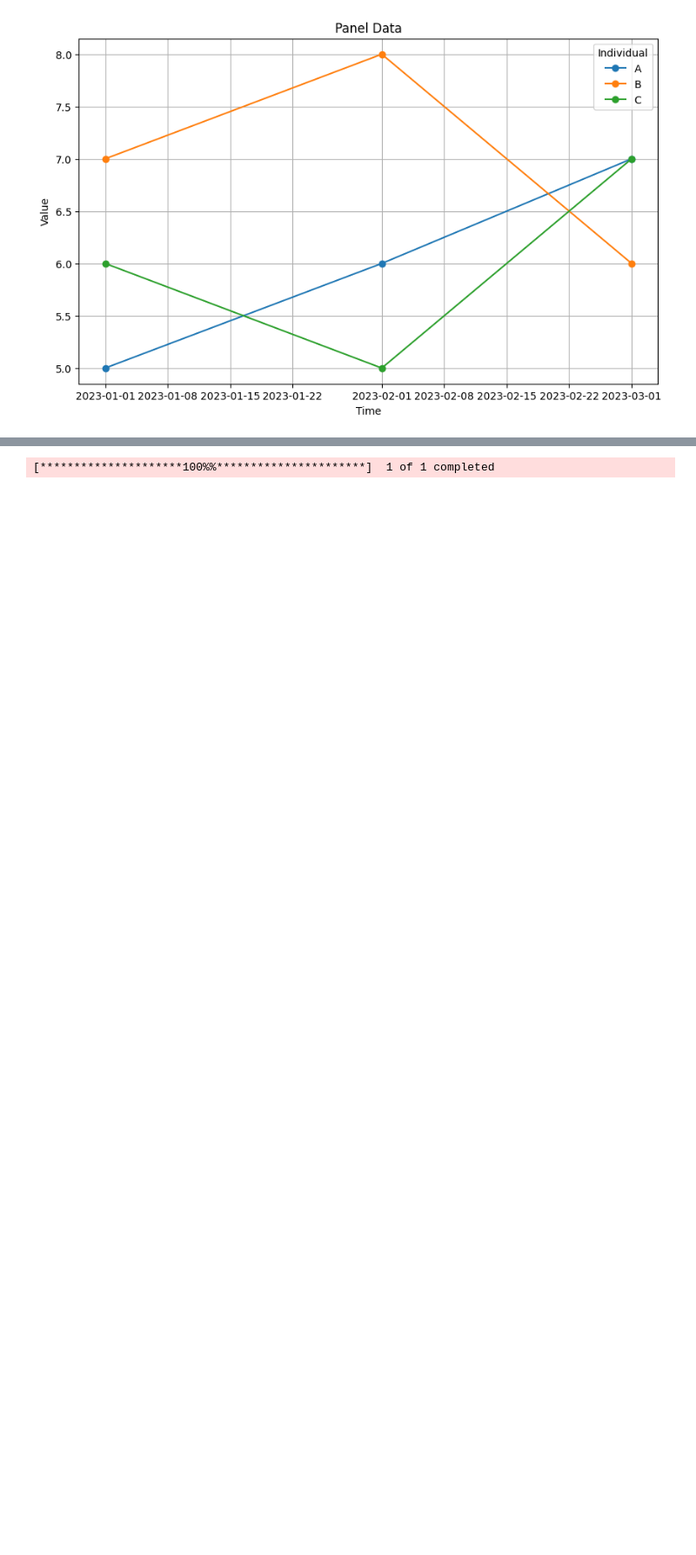
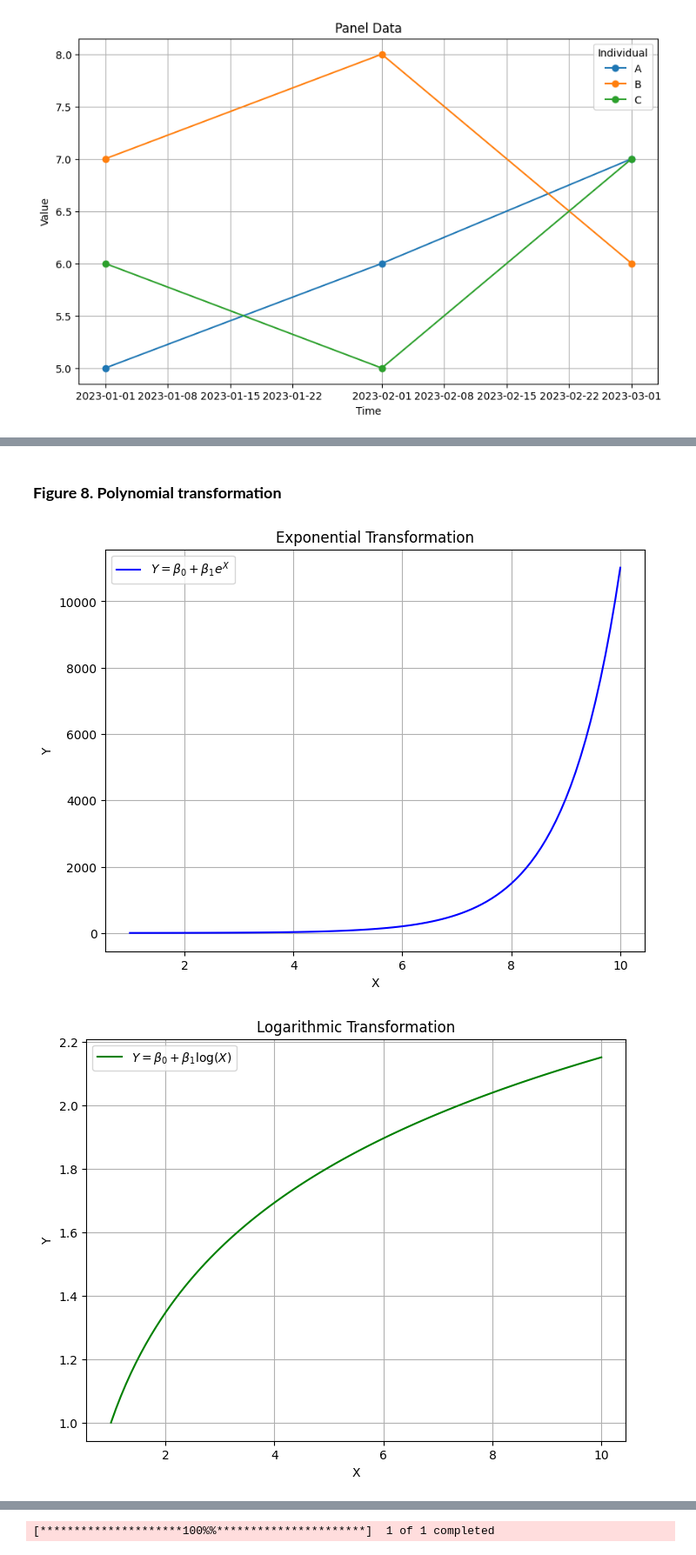
Before and after one commit to saritmaitra/PracticalGuideEconometrics, a Jupyter notebook: Chapter_1.ipynb, the cells around one changed output, grey strips where cells are left out. Shown at 87% size. Cells and saved outputs as stored; diff of their text form; code cells hidden in the pictures; blank space fills up the shorter version.

```diff
--- a/Chapter_1.ipynb
+++ b/Chapter_1.ipynb
@@ -78,0 +92,63 @@ plt.show()
+# %% [markdown]
+### **Figure 8. Polynomial transformation**
+# %%
+import numpy as np
+import matplotlib.pyplot as plt
+
+# This creates an array of 100 evenly spaced values for 𝑋, ranging from 1 to 10.
+# The smoothness of the plot will depend on having a dense array of 𝑋 values.
+X = np.linspace(1, 10, 100)
+
+# These are constants in the model. Here, 𝛽0 = 1 (intercept) and 𝛽1 = 0.5 (scaling factor for the exponential term).
+# Adjusting these values will influence the baseline and rate at which 𝑌 increases.
+beta_0, beta_1, beta_2 = 1, 0.5, 0.05
+
+# Below calculates 𝑌 for each value of 𝑋 according to the formula 𝑌 = 𝛽0 + 𝛽1𝑒^𝑋
+Y_exponential = beta_0 + beta_1 * np.exp(X)
+
+# Below equation calculates 𝑌 for each value of 𝑋 as 𝑌 = 𝛽0 + 𝛽1log(𝑋)
+# np.log(X) computes the natural logarithm of each value in 𝑋 giving a more gradually increasing function as 𝑋 grows
+Y_logarithmic = beta_0 + beta_1 * np.log(X)
+
+
+# Below equation 𝑌 Y for each 𝑋 value according to the equation 𝑌 = 𝛽0 + 𝛽1𝑋 + 𝛽2𝑋**2
+# beta_1 * X: Represents the linear part of the relationship.
+# beta_2 * X**2: Represents the quadratic part, creating a curve in the plot as 𝑋 increases.
+# beta_0, beta_1, and beta_2 are constants represent the intercept, linear coefficient, and quadratic coefficient, respectively:
+# 𝛽0 = 1: The starting value or intercept of 𝑌 when 𝑋 = 0.
+# 𝛽1 = 0.5: The coefficient for the linear component of 𝑋, contributing to the slope of the function.
+# 𝛽2 = 0.05: The coefficient for the quadratic component 𝑋^2, introducing curvature to the model.
+Y_polynomial = beta_0 + beta_1 * X + beta_2 * X**2
+
+# Exponential Transformation Plot
+plt.figure(figsize=(8, 6))
+plt.plot(X, Y_exponential, label=r"$Y = \beta_0 + \beta_1 e^X$", color="blue")
+plt.title("Exponential Transformation")
+plt.xlabel("X")
+plt.ylabel("Y")
+plt.legend()
+plt.grid(True)
+plt.show()
+
+# Logarithmic Transformation Plot
+plt.figure(figsize=(8, 6))
+plt.plot(X, Y_logarithmic, label=r"$Y = \beta_0 + \beta_1 \log(X)$", color="green")
+plt.title("Logarithmic Transformation")
+plt.xlabel("X")
+plt.ylabel("Y")
+plt.legend()
+plt.grid(True)
+plt.show()
+
+# Polynomial Transformation Plot
+plt.figure(figsize=(8, 6))
+plt.plot(X, Y_polynomial, label=r"$Y = \beta_0 + \beta_1 X + \beta_2 X^2$", color="purple")
+plt.title("Polynomial Transformation")
+plt.xlabel("X")
+plt.ylabel("Y")
+plt.legend()
+plt.grid(True)
+plt.show()
+# %% [output]
+[figure, added]
+[figure, added]
```
Also changed, not shown: parts of 33 cells of this notebook.
